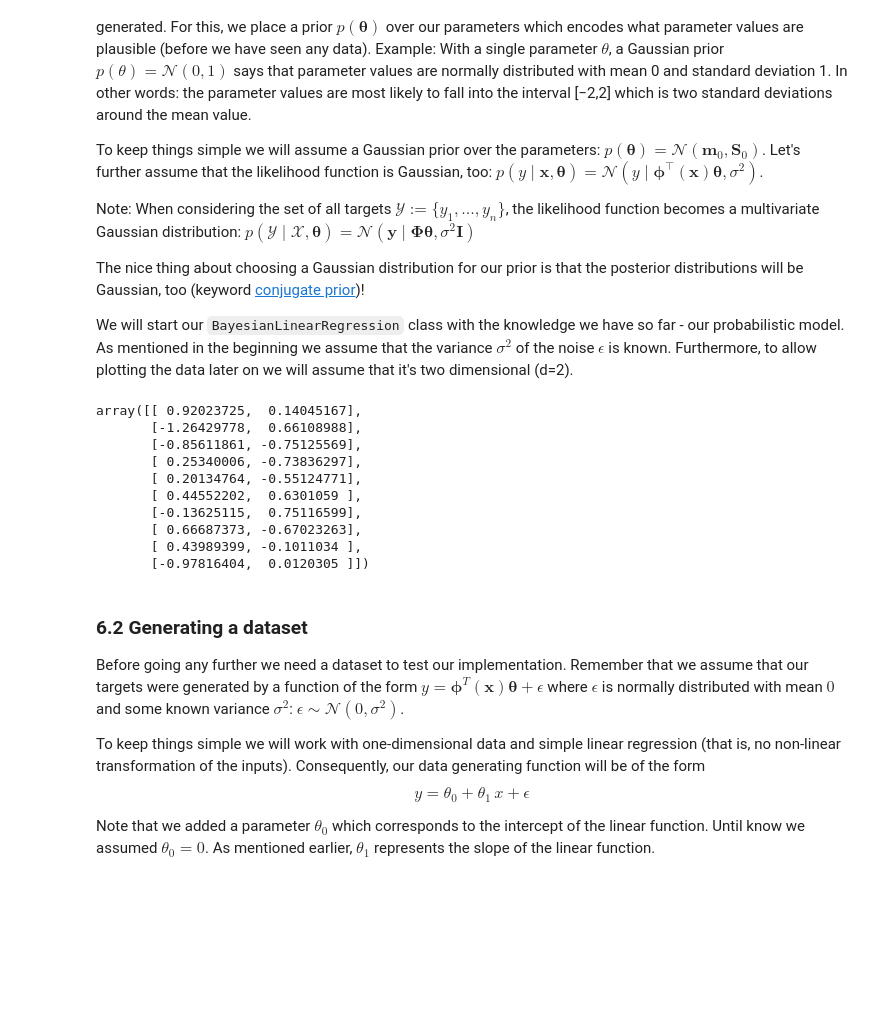
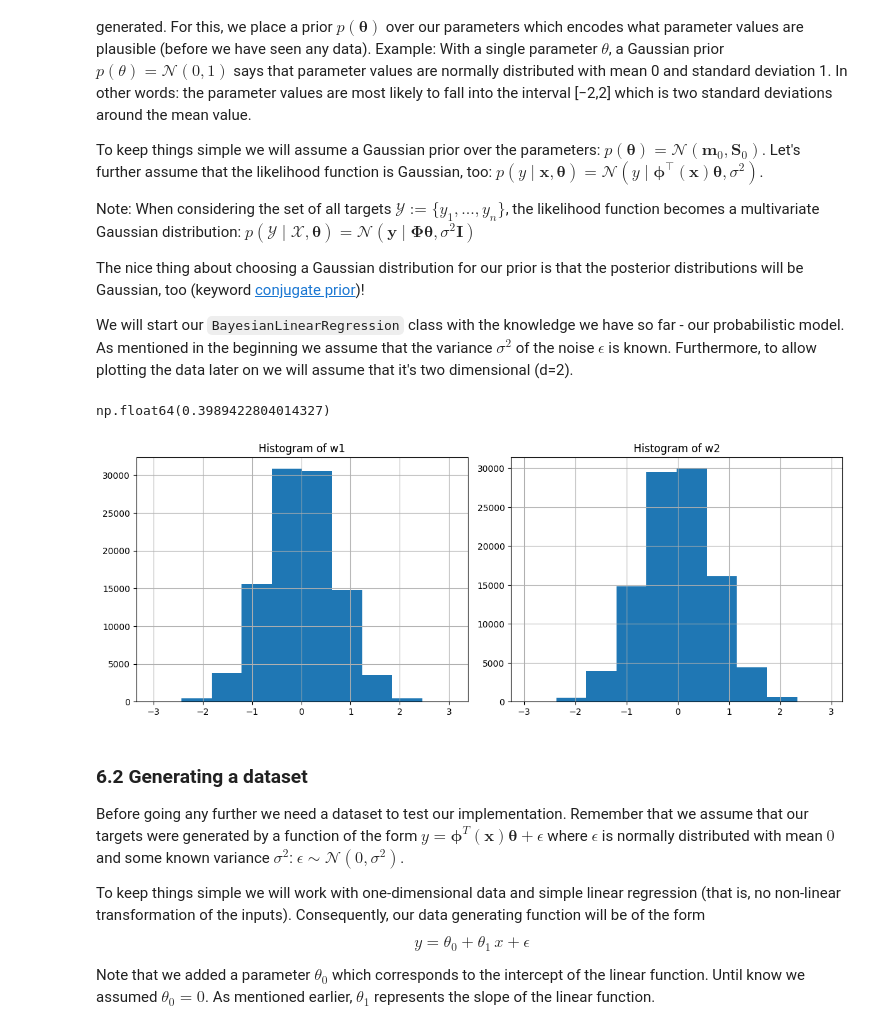
Before and after one commit to pratikchaudhari64/notebooks, a Jupyter notebook: bayesian_linear_regression.ipynb, the cells around one changed output. Cells and saved outputs as stored; diff of their text form; code cells hidden in the pictures; blank space fills up the shorter version.

```diff
--- a/bayesian_linear_regression.ipynb
+++ b/bayesian_linear_regression.ipynb
@@ -238,6 +238,8 @@ We will start our `BayesianLinearRegression` class with the knowledge we have so
 # %%
 from scipy.stats import multivariate_normal
 import numpy as np
+import pandas as pd
+import matplotlib.pyplot as plt
 
 class BayesianLinearRegression:
     """ Bayesian linear regression
@@ -248,7 +250,11 @@ class BayesianLinearRegression:
         noise_var: Variance of the noise distribution
     """
 
-    def __init__(self, prior_mean: np.ndarray, prior_cov: np.ndarray, noise_var: float):
+    def __init__(self,
+                 prior_mean: np.ndarray,
+                 prior_cov: np.ndarray,
+                 noise_var: float):
+
         self.prior_mean = prior_mean[:, np.newaxis] # column vector of shape (1, d)
         self.prior_cov = prior_cov # matrix of shape (d, d)
         # We initalize the prior distribution over the parameters using the given mean and covariance matrix
@@ -271,23 +277,41 @@ prior_mean = np.array([0, 0])
 prior_cov = np.array([[0.5, 0], [0, 0.5]])
 noise_var = 0.2
 blr = BayesianLinearRegression(prior_mean, prior_cov, noise_var)
-# %%
-# prompt: generate some samples from blr.prior
-
-# Generate some samples from the prior distribution
-samples = blr.prior.rvs(size=10)
-samples # 10x2 matrix of theta0, theta1 samples
-# %% [output]
-array([[ 0.92023725,  0.14045167],
-       [-1.26429778,  0.66108988],
-       [-0.85611861, -0.75125569],
-       [ 0.25340006, -0.73836297],
-       [ 0.20134764, -0.55124771],
-       [ 0.44552202,  0.6301059 ],
-       [-0.13625115,  0.75116599],
-       [ 0.66687373, -0.67023263],
-       [ 0.43989399, -0.1011034 ],
-       [-0.97816404,  0.0120305 ]])
+# %%
+import scipy
+
+norm_dis = scipy.stats.norm(loc = 0)
+norm_dis.pdf(0)
+# %% [output]
+np.float64(0.3989422804014327)
+# %%
+# prompt: generate some samples from blr.prior
+
+# Generate some samples from the prior distribution
+samples = blr.prior.rvs(size=100000)
+# samples # 10x2 matrix of theta0, theta1 samples
+tabl_w_matrix = pd.DataFrame(samples,
+             columns = ['w1', 'w2'])
+
+import matplotlib.pyplot as plt
+
+# Create a figure with two subplots
+fig, axes = plt.subplots(1, 2, figsize=(12, 5))
+
+# Plot histograms on the subplots
+tabl_w_matrix['w1'].hist(bins=10, ax=axes[0])
+axes[0].set_title('Histogram of w1')
+tabl_w_matrix['w2'].hist(bins=10, ax=axes[1])
+axes[1].set_title('Histogram of w2')
+
+# Adjust layout to prevent overlapping titles/labels
+plt.tight_layout()
+fig.subplots_adjust(top=0.85) # Adjust the top spacing to make room for titles
+
+# Display the plot
+plt.show()
+# %% [output]
+[figure, added]
 # %% [markdown]
 ### 6.2 Generating a dataset  <a class="anchor" id="dataset"></a>
 
```
